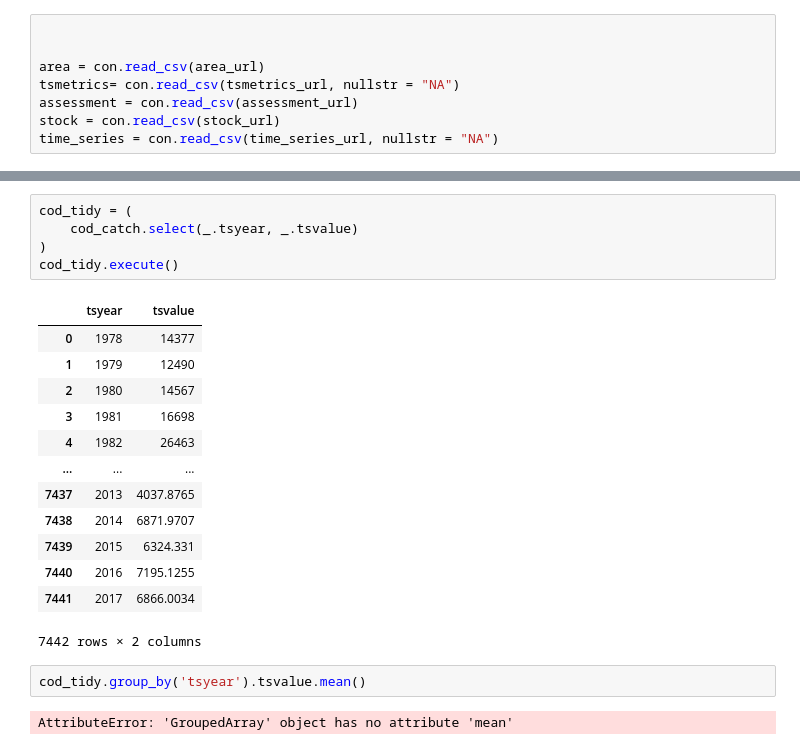
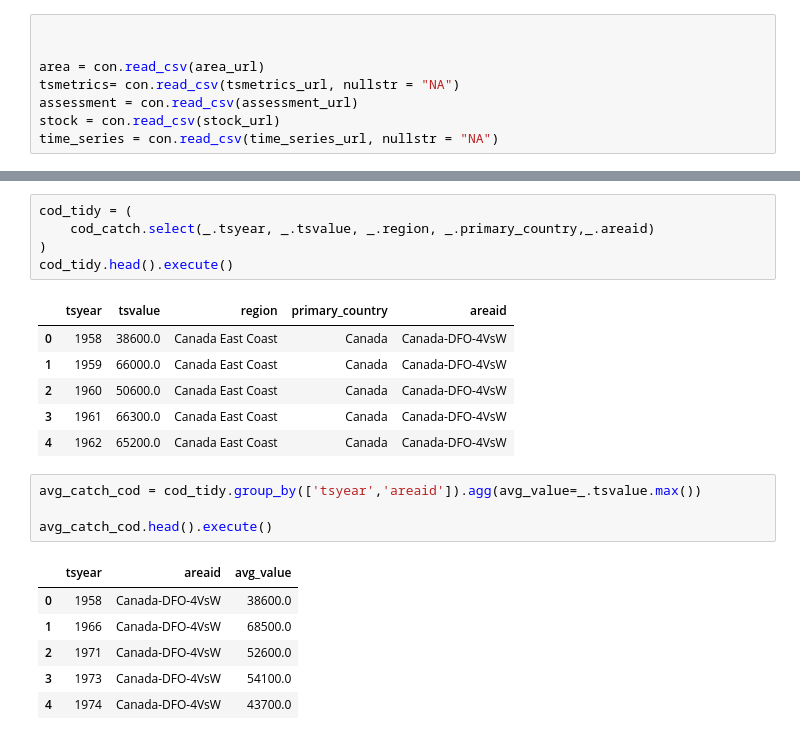
Before and after one commit to espm-288/fish-gabe-pooneh-fish, a Jupyter notebook: notebook.ipynb, the cells around one changed output, grey strips where cells are left out. Saved outputs shown, nothing was run; the diff lists cells and outputs as text.

```diff
--- a/notebook.ipynb
+++ b/notebook.ipynb
@@ -128,24 +118,24 @@ cod_catch.columns
  'mostrecent']
 # %%
 cod_tidy = (
-    cod_catch.select(_.tsyear, _.tsvalue)
+    cod_catch.select(_.tsyear, _.tsvalue, _.region, _.primary_country,_.areaid)
 )
-cod_tidy.execute()
+cod_tidy.head().execute()
 # %% [output]
-|  | tsyear | tsvalue |
-| 0 | 1978 | 14377 |
-| 1 | 1979 | 12490 |
-| 2 | 1980 | 14567 |
-| 3 | 1981 | 16698 |
-| 4 | 1982 | 26463 |
-| ... | ... | ... |
-| 7437 | 2013 | 4037.8765 |
-| 7438 | 2014 | 6871.9707 |
-| 7439 | 2015 | 6324.331 |
-| 7440 | 2016 | 7195.1255 |
-| 7441 | 2017 | 6866.0034 |
+|  | tsyear | tsvalue | region | primary_country | areaid |
+| 0 | 1958 | 38600.0 | Canada East Coast | Canada | Canada-DFO-4VsW |
+| 1 | 1959 | 66000.0 | Canada East Coast | Canada | Canada-DFO-4VsW |
+| 2 | 1960 | 50600.0 | Canada East Coast | Canada | Canada-DFO-4VsW |
+| 3 | 1961 | 66300.0 | Canada East Coast | Canada | Canada-DFO-4VsW |
+| 4 | 1962 | 65200.0 | Canada East Coast | Canada | Canada-DFO-4VsW |
-7442 rows × 2 columns
 # %%
-cod_tidy.group_by('tsyear').tsvalue.mean()
+avg_catch_cod = cod_tidy.group_by(['tsyear','areaid']).agg(avg_value=_.tsvalue.max())
+
+avg_catch_cod.head().execute()
 # %% [output]
-AttributeError: 'GroupedArray' object has no attribute 'mean'
+|  | tsyear | areaid | avg_value |
+| 0 | 1958 | Canada-DFO-4VsW | 38600.0 |
+| 1 | 1966 | Canada-DFO-4VsW | 68500.0 |
+| 2 | 1971 | Canada-DFO-4VsW | 52600.0 |
+| 3 | 1973 | Canada-DFO-4VsW | 54100.0 |
+| 4 | 1974 | Canada-DFO-4VsW | 43700.0 |
```
Also changed, not shown: parts of 11 cells of this notebook.
